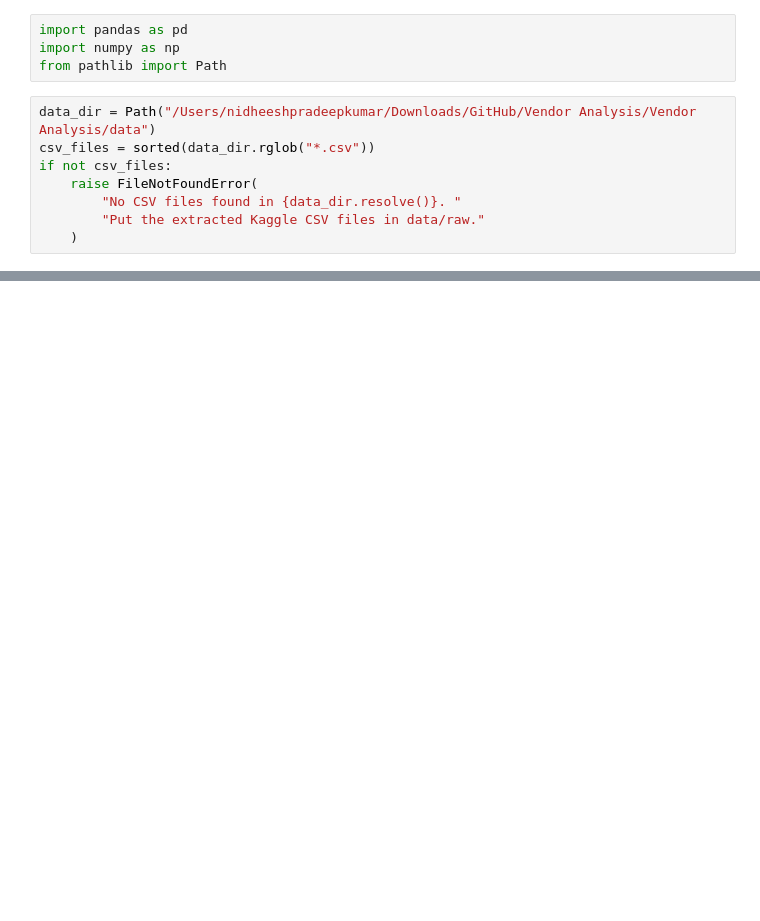
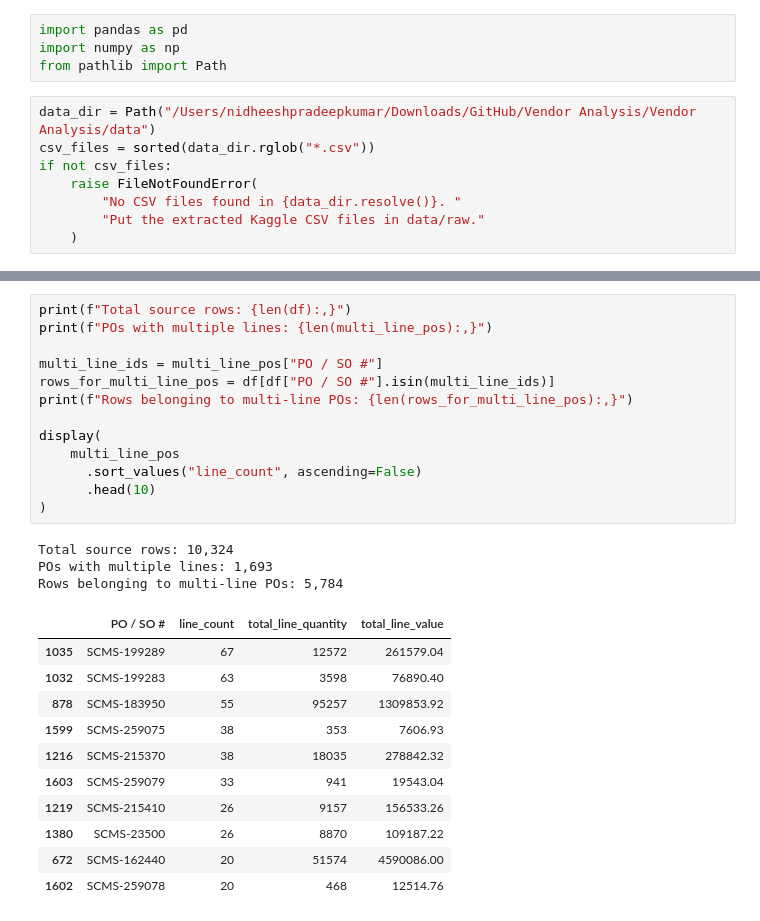
Before and after one commit to Nidheesh-Pradeep/Vendor-Analysis, a Jupyter notebook: notebooks/01_data_inspection.ipynb, the cells around one changed output, grey strips where cells are left out. Saved outputs shown, nothing was run; the diff lists cells and outputs as text; blank space fills up the shorter version.

```diff
--- a/notebooks/01_data_inspection.ipynb
+++ b/notebooks/01_data_inspection.ipynb
@@ -58,0 +212,28 @@ print(f"File: {file_path}")
+# %%
+print(f"Total source rows: {len(df):,}")
+print(f"POs with multiple lines: {len(multi_line_pos):,}")
+
+multi_line_ids = multi_line_pos["PO / SO #"]
+rows_for_multi_line_pos = df[df["PO / SO #"].isin(multi_line_ids)]
+print(f"Rows belonging to multi-line POs: {len(rows_for_multi_line_pos):,}")
+
+display(
+    multi_line_pos
+      .sort_values("line_count", ascending=False)
+      .head(10)
+)
+# %% [output]
+Total source rows: 10,324
+POs with multiple lines: 1,693
+Rows belonging to multi-line POs: 5,784
+|  | PO / SO # | line_count | total_line_quantity | total_line_value |
+| 1035 | SCMS-199289 | 67 | 12572 | 261579.04 |
+| 1032 | SCMS-199283 | 63 | 3598 | 76890.40 |
+| 878 | SCMS-183950 | 55 | 95257 | 1309853.92 |
+| 1599 | SCMS-259075 | 38 | 353 | 7606.93 |
+| 1216 | SCMS-215370 | 38 | 18035 | 278842.32 |
+| 1603 | SCMS-259079 | 33 | 941 | 19543.04 |
+| 1219 | SCMS-215410 | 26 | 9157 | 156533.26 |
+| 1380 | SCMS-23500 | 26 | 8870 | 109187.22 |
+| 672 | SCMS-162440 | 20 | 51574 | 4590086.00 |
+| 1602 | SCMS-259078 | 20 | 468 | 12514.76 |
```
Also changed, not shown: parts of 9 cells of this notebook, 19 other files.
